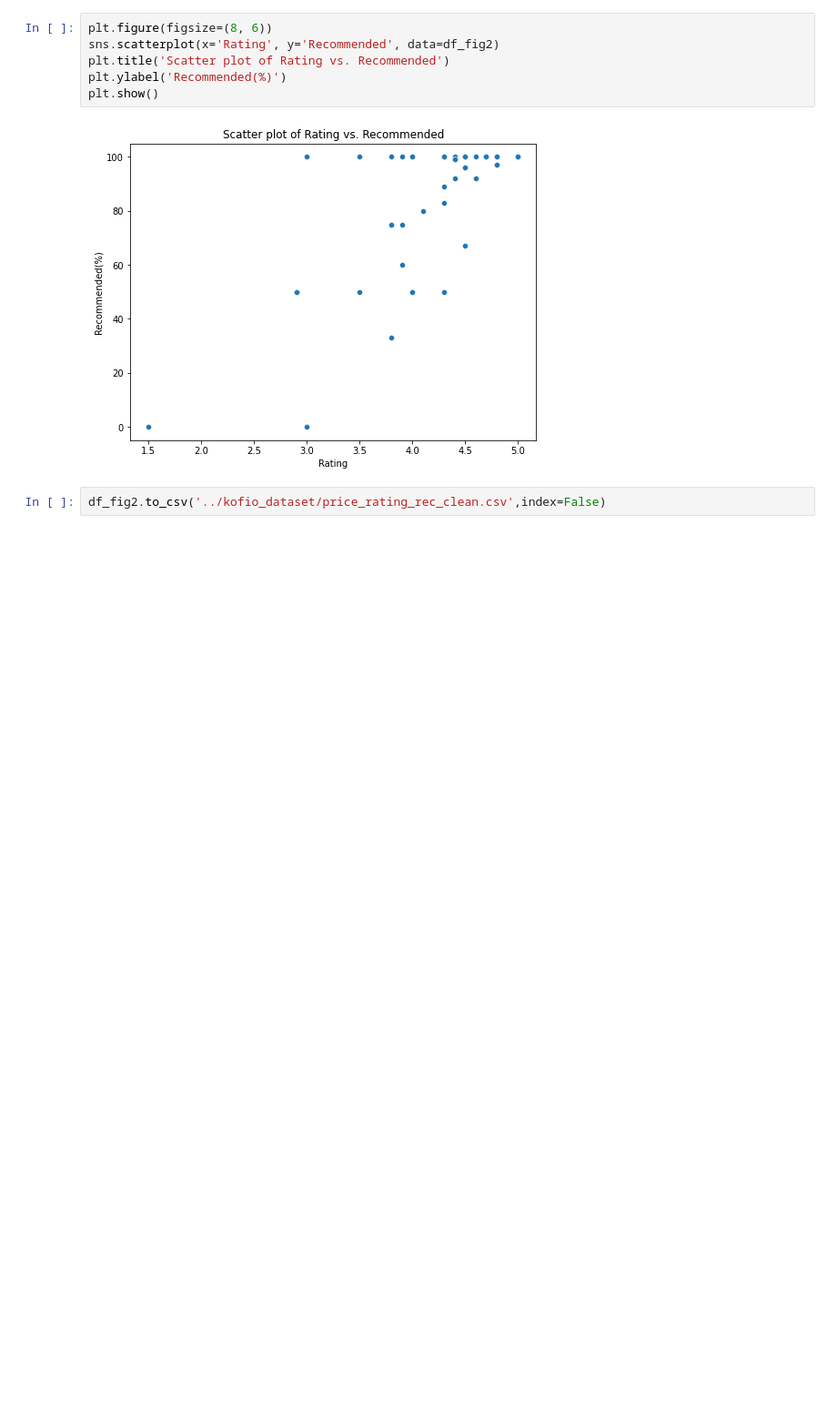
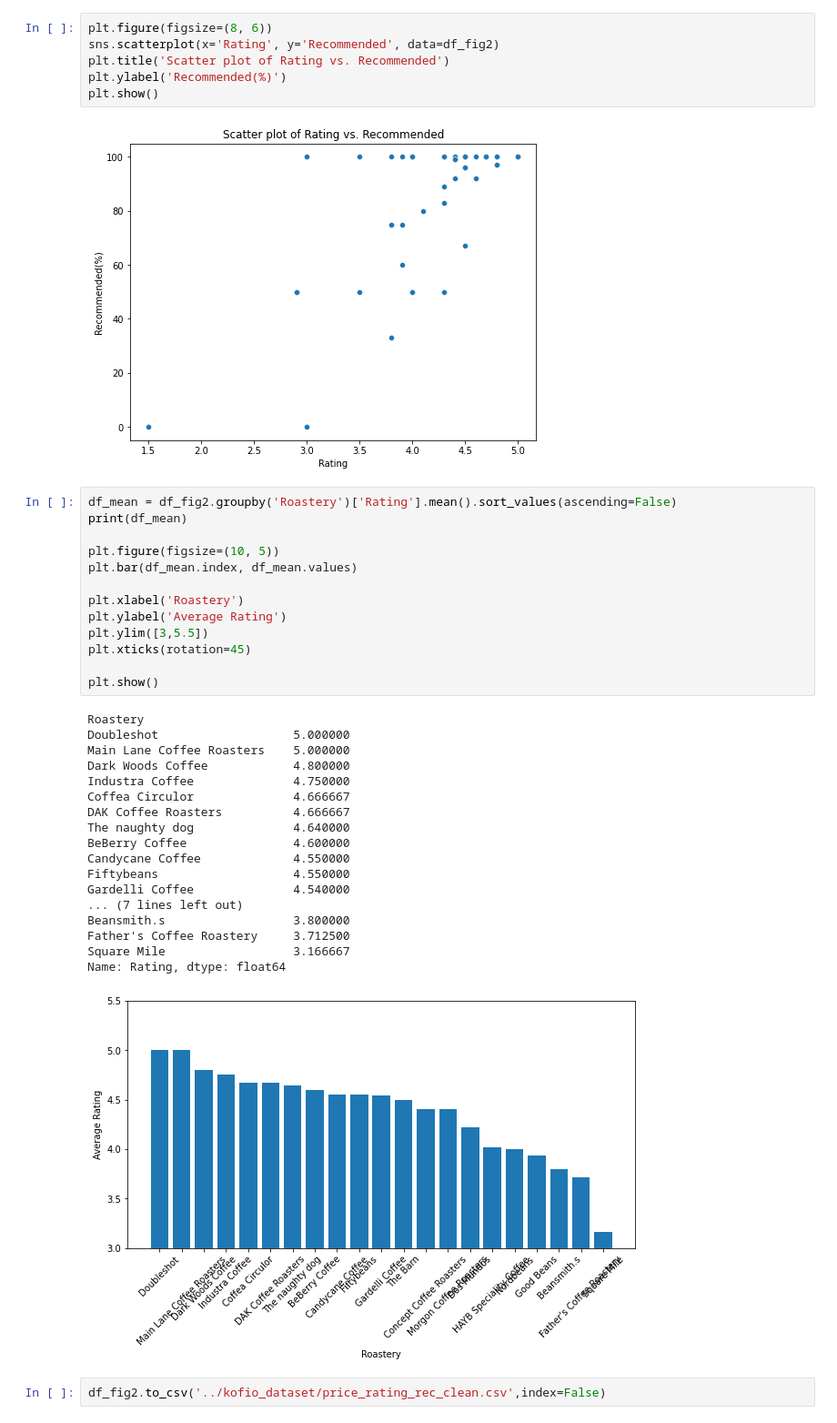
Before and after one commit to com-480-data-visualization/project-2023-kingdom_of_kaffa, a Jupyter notebook: dataset_analysis/kofio_da.ipynb, the cells around one changed output. Shown: that part at 91% size. Cells and saved outputs as stored; diff of their text form; blank space fills up the shorter version.

```diff
--- a/dataset_analysis/kofio_da.ipynb
+++ b/dataset_analysis/kofio_da.ipynb
@@ -108,6 +110,38 @@ plt.ylabel('Recommended(%)')
 plt.show()
 # %% [output]
 [figure]
+# %%
+df_mean = df_fig2.groupby('Roastery')['Rating'].mean().sort_values(ascending=False)
+print(df_mean)
+
+plt.figure(figsize=(10, 5))
+plt.bar(df_mean.index, df_mean.values)
+
+plt.xlabel('Roastery')
+plt.ylabel('Average Rating')
+plt.ylim([3,5.5])
+plt.xticks(rotation=45)
+
+plt.show()
+# %% [output]
+Roastery
+Doubleshot                   5.000000
+Main Lane Coffee Roasters    5.000000
+Dark Woods Coffee            4.800000
+Industra Coffee              4.750000
+Coffea Circulor              4.666667
+DAK Coffee Roasters          4.666667
+The naughty dog              4.640000
+BeBerry Coffee               4.600000
+Candycane Coffee             4.550000
+Fiftybeans                   4.550000
+Gardelli Coffee              4.540000
+... (7 lines left out)
+Beansmith.s                  3.800000
+Father's Coffee Roastery     3.712500
+Square Mile                  3.166667
+Name: Rating, dtype: float64
+[figure, added]
 # %%
 df_fig2.to_csv('../kofio_dataset/price_rating_rec_clean.csv',index=False)
 # %%
```
Also changed, not shown: parts of 2 cells of this notebook.
